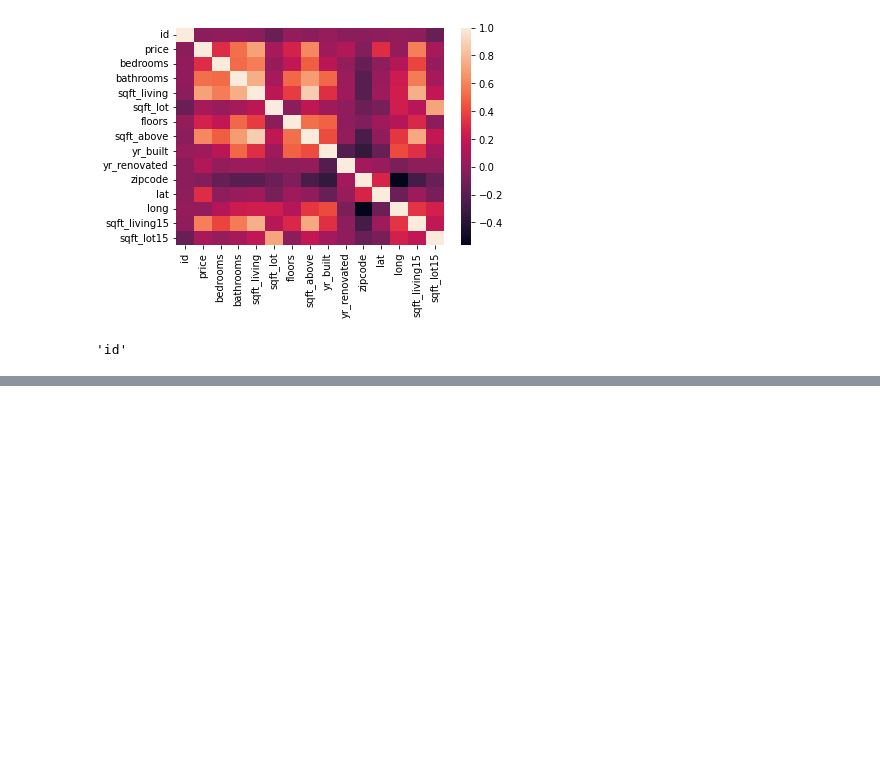
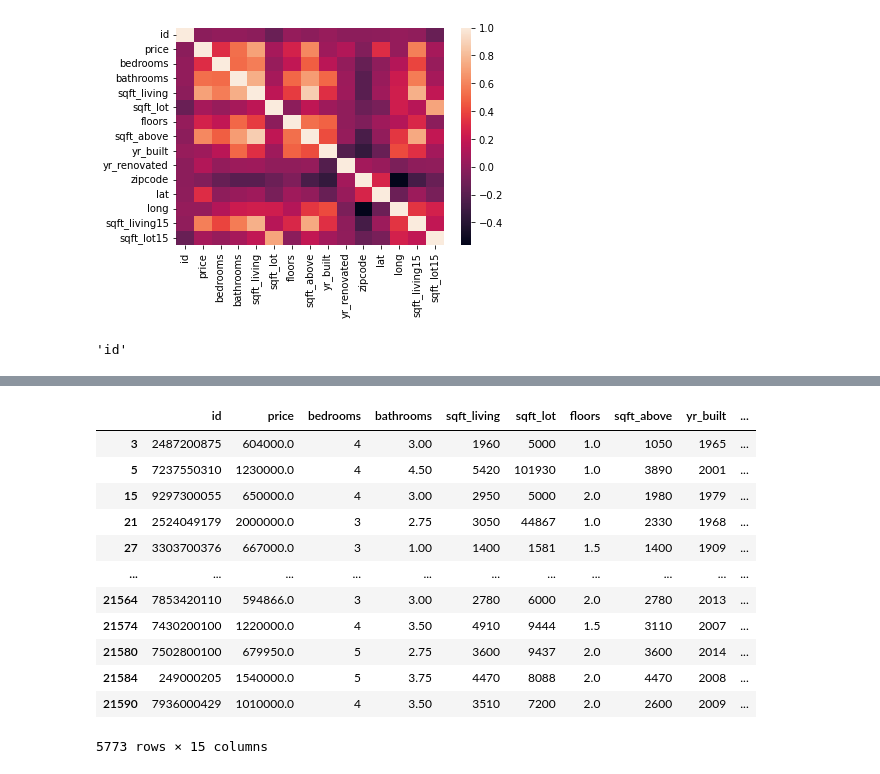
Before and after one commit to DanlBradley/AirBNB-Profit-Predictor, a Jupyter notebook: student.ipynb, the cells around one changed output, grey strips where cells are left out. Drawn from its saved outputs; the diff is of its cells as text; code cells hidden in the pictures; blank space fills up the shorter version.

```diff
--- a/student.ipynb
+++ b/student.ipynb
@@ -94,0 +105,17 @@ IndexError: single positional indexer is out-of-bounds
+# %%
+df_upper_income = df_numerics.loc[df_numerics['price'] >= df_numerics['price'].mean()]
+df_upper_income
+# %% [output]
+|  | id | price | bedrooms | bathrooms | sqft_living | sqft_lot | floors | sqft_above | yr_built | ... |
+| 3 | 2487200875 | 604000.0 | 4 | 3.00 | 1960 | 5000 | 1.0 | 1050 | 1965 | ... |
+| 5 | 7237550310 | 1230000.0 | 4 | 4.50 | 5420 | 101930 | 1.0 | 3890 | 2001 | ... |
+| 15 | 9297300055 | 650000.0 | 4 | 3.00 | 2950 | 5000 | 2.0 | 1980 | 1979 | ... |
+| 21 | 2524049179 | 2000000.0 | 3 | 2.75 | 3050 | 44867 | 1.0 | 2330 | 1968 | ... |
+| 27 | 3303700376 | 667000.0 | 3 | 1.00 | 1400 | 1581 | 1.5 | 1400 | 1909 | ... |
+| ... | ... | ... | ... | ... | ... | ... | ... | ... | ... | ... |
+| 21564 | 7853420110 | 594866.0 | 3 | 3.00 | 2780 | 6000 | 2.0 | 2780 | 2013 | ... |
+| 21574 | 7430200100 | 1220000.0 | 4 | 3.50 | 4910 | 9444 | 1.5 | 3110 | 2007 | ... |
+| 21580 | 7502800100 | 679950.0 | 5 | 2.75 | 3600 | 9437 | 2.0 | 3600 | 2014 | ... |
+| 21584 | 249000205 | 1540000.0 | 5 | 3.75 | 4470 | 8088 | 2.0 | 4470 | 2008 | ... |
+| 21590 | 7936000429 | 1010000.0 | 4 | 3.50 | 3510 | 7200 | 2.0 | 2600 | 2009 | ... |
+5773 rows × 15 columns
```
Also changed, not shown: parts of 10 cells of this notebook, 4 other files.
